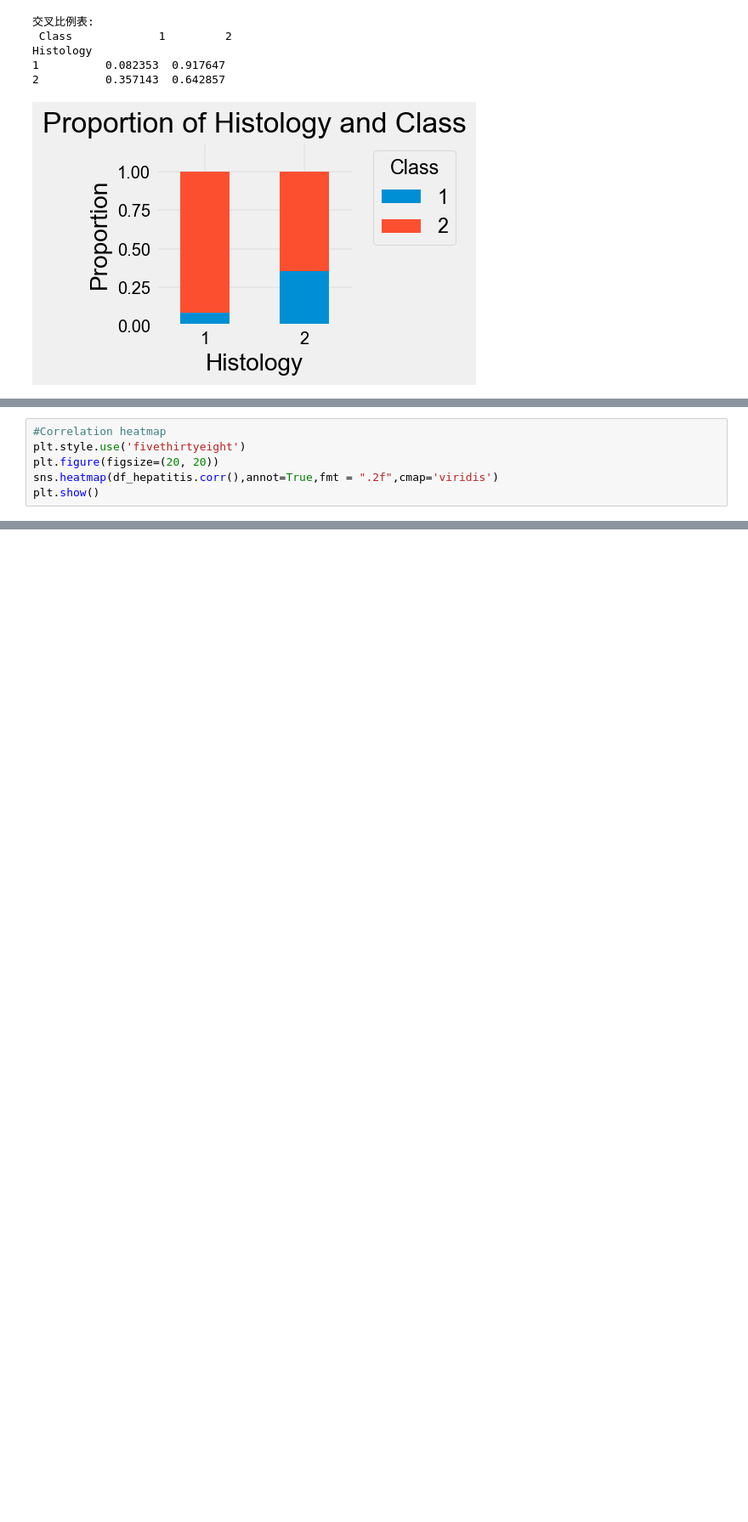
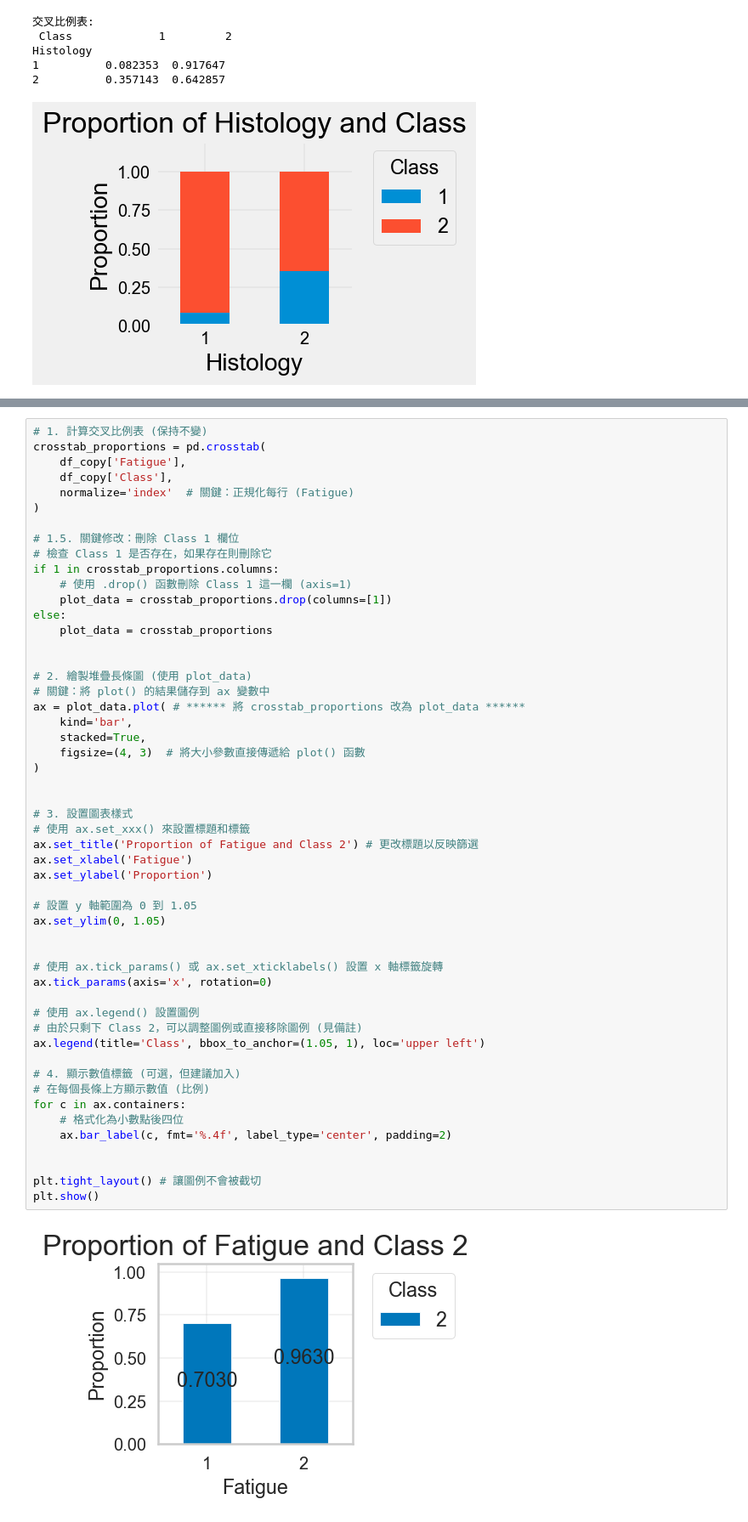
Before and after one commit to Karina-shih/cmse830_fds, a Jupyter notebook: midproject.ipynb, the cells around one changed output, grey strips where cells are left out. Shown at 85% size. Cells and saved outputs as stored; diff of their text form; blank space fills up the shorter version.

```diff
--- a/midproject.ipynb
+++ b/midproject.ipynb
@@ -489,6 +517,0 @@ fig_heatmap.show()
-# %%
-#Correlation heatmap
-plt.style.use('fivethirtyeight')
-plt.figure(figsize=(20, 20))
-sns.heatmap(df_hepatitis.corr(),annot=True,fmt = ".2f",cmap='viridis')
-plt.show()
@@ -494,0 +540,54 @@ plt.show()
+# %%
+# 1. 計算交叉比例表 (保持不變)
+crosstab_proportions = pd.crosstab(
+    df_copy['Fatigue'],
+    df_copy['Class'],
+    normalize='index'  # 關鍵：正規化每行 (Fatigue)
+)
+
+# 1.5. 關鍵修改：刪除 Class 1 欄位
+# 檢查 Class 1 是否存在，如果存在則刪除它
+if 1 in crosstab_proportions.columns:
+    # 使用 .drop() 函數刪除 Class 1 這一欄 (axis=1)
+    plot_data = crosstab_proportions.drop(columns=[1])
+else:
+    plot_data = crosstab_proportions
+
+
+# 2. 繪製堆疊長條圖 (使用 plot_data)
+# 關鍵：將 plot() 的結果儲存到 ax 變數中
+ax = plot_data.plot( # ****** 將 crosstab_proportions 改為 plot_data ******
+    kind='bar',
+    stacked=True,
+    figsize=(4, 3)  # 將大小參數直接傳遞給 plot() 函數
+)
+
+
+# 3. 設置圖表樣式
+# 使用 ax.set_xxx() 來設置標題和標籤
+ax.set_title('Proportion of Fatigue and Class 2') # 更改標題以反映篩選
+ax.set_xlabel('Fatigue')
+ax.set_ylabel('Proportion')
+
+# 設置 y 軸範圍為 0 到 1.05
+ax.set_ylim(0, 1.05)
+
+
+# 使用 ax.tick_params() 或 ax.set_xticklabels() 設置 x 軸標籤旋轉
+ax.tick_params(axis='x', rotation=0)
+
+# 使用 ax.legend() 設置圖例
+# 由於只剩下 Class 2，可以調整圖例或直接移除圖例 (見備註)
+ax.legend(title='Class', bbox_to_anchor=(1.05, 1), loc='upper left')
+
+# 4. 顯示數值標籤 (可選，但建議加入)
+# 在每個長條上方顯示數值 (比例)
+for c in ax.containers:
+    # 格式化為小數點後四位
+    ax.bar_label(c, fmt='%.4f', label_type='center', padding=2)
+
+
+plt.tight_layout() # 讓圖例不會被截切
+plt.show()
+# %% [output]
+[figure, added]
```
Also changed, not shown: parts of 11 cells of this notebook.
